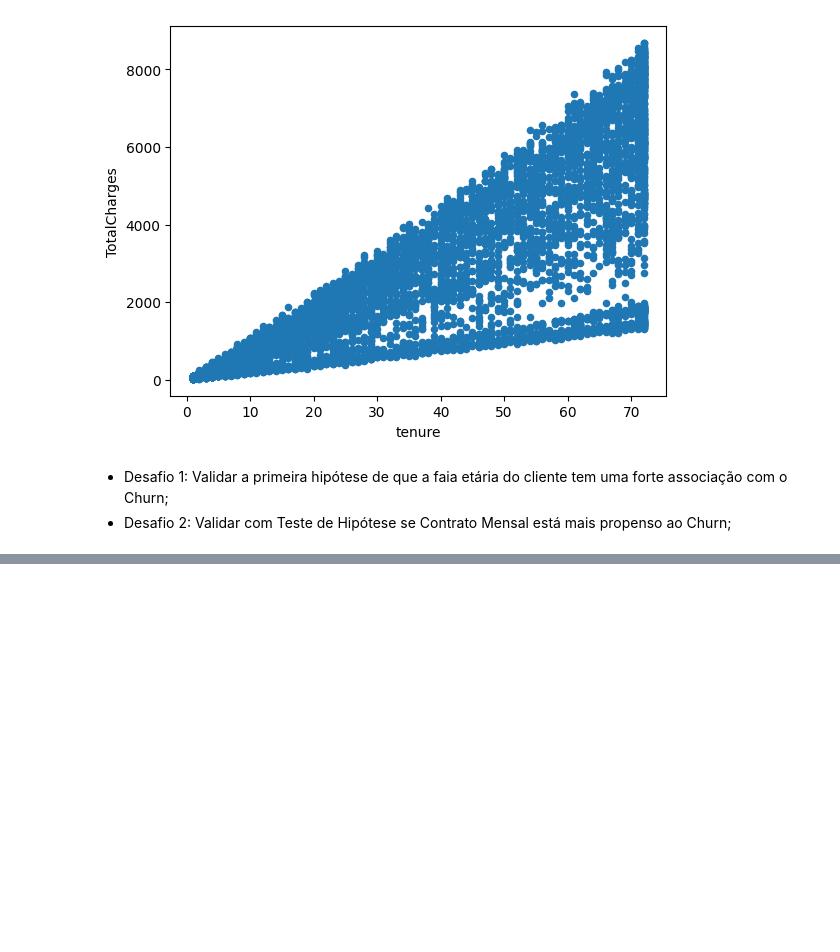
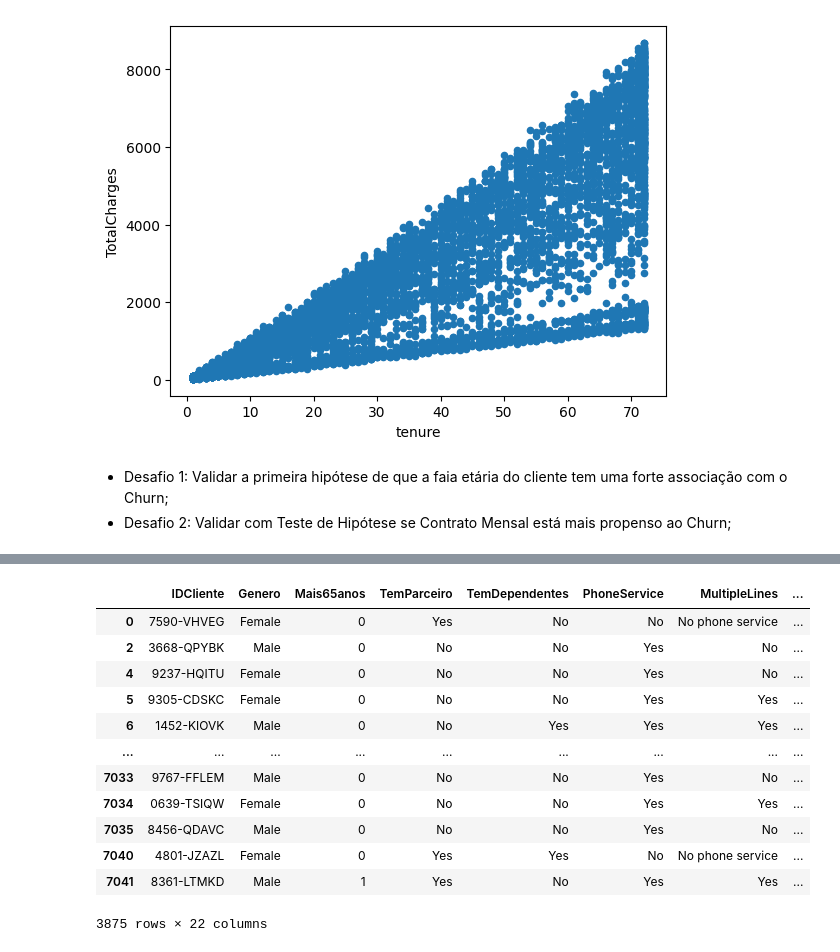
Before and after one commit to HikaroRibeiro/EDA, a Jupyter notebook: eda_churn.ipynb, the cells around one changed output, grey strips where cells are left out. Saved outputs shown, nothing was run; the diff lists cells and outputs as text; code cells hidden in the pictures; blank space fills up the shorter version.

```diff
--- a/eda_churn.ipynb
+++ b/eda_churn.ipynb
@@ -876,0 +936,18 @@ df_churn.plot.scatter(x='tenure',y='TotalCharges')
+# %%
+# Criar um dataframe somente com clientes do tipo Month to Month (Contrato Mensal)
+df_churn_month = df_churn[df_churn.Contract=='Month-to-month']
+df_churn_month
+# %% [output]
+|  | IDCliente | Genero | Mais65anos | TemParceiro | TemDependentes | PhoneService | MultipleLines | ... |
+| 0 | 7590-VHVEG | Female | 0 | Yes | No | No | No phone service | ... |
+| 2 | 3668-QPYBK | Male | 0 | No | No | Yes | No | ... |
+| 4 | 9237-HQITU | Female | 0 | No | No | Yes | No | ... |
+| 5 | 9305-CDSKC | Female | 0 | No | No | Yes | Yes | ... |
+| 6 | 1452-KIOVK | Male | 0 | No | Yes | Yes | Yes | ... |
+| ... | ... | ... | ... | ... | ... | ... | ... | ... |
+| 7033 | 9767-FFLEM | Male | 0 | No | No | Yes | No | ... |
+| 7034 | 0639-TSIQW | Female | 0 | No | No | Yes | Yes | ... |
+| 7035 | 8456-QDAVC | Male | 0 | No | No | Yes | No | ... |
+| 7040 | 4801-JZAZL | Female | 0 | Yes | Yes | No | No phone service | ... |
+| 7041 | 8361-LTMKD | Male | 1 | Yes | No | Yes | Yes | ... |
+3875 rows × 22 columns
```
Also changed, not shown: parts of 13 cells of this notebook.
